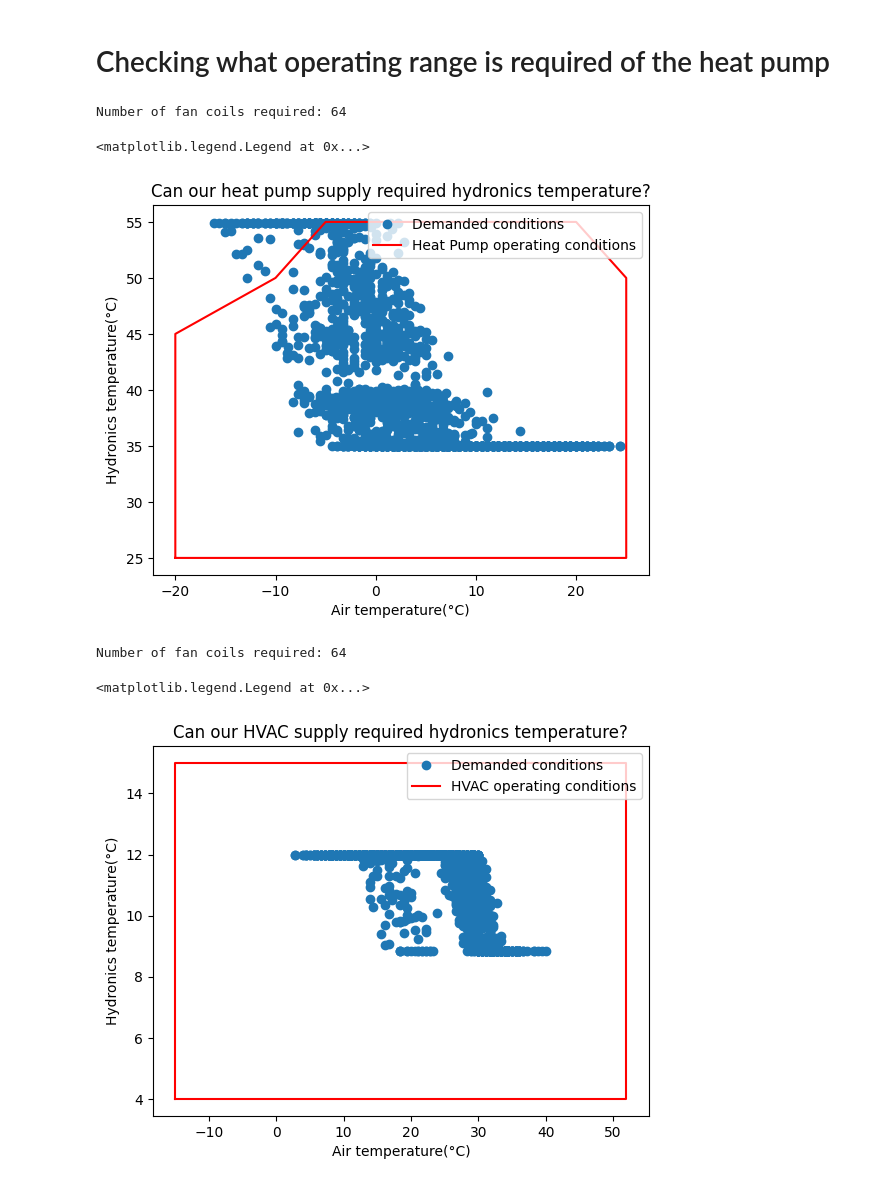
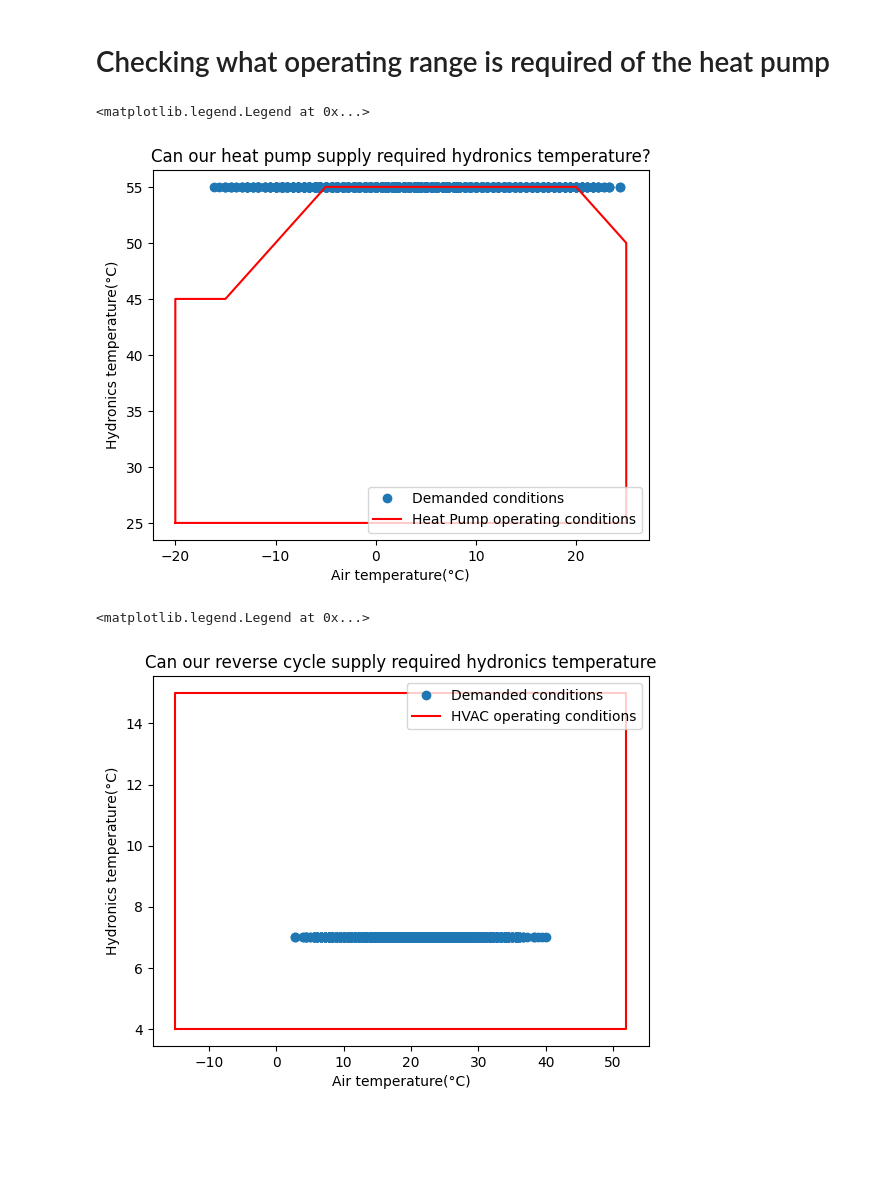
Before and after one commit to SNaylor12543/Variable_Output_Temperature_Heat_Pump, a Jupyter notebook: HFP-550LM-Z1_operations check.ipynb, the cells around one changed output. Cells and saved outputs as stored; diff of their text form; code cells hidden in the pictures; blank space fills up the shorter version.

Commit message:
Changing some plots for the presentation

```diff
--- a/HFP-550LM-Z1_operations check.ipynb
+++ b/HFP-550LM-Z1_operations check.ipynb
@@ -1,52 +1,55 @@
 # %% [markdown]
 # Checking what operating range is required of the heat pump
 # %%
-from Modules.Heating import Heating_Distribution
+from Modules.Heating import Const_Temp_Heating_Distribution as Heating_Distribution
 import Modules.Data as Data
 import matplotlib.pyplot as plt
 import numpy as np
 
 heat_pump_capacity = 305
 HVAC_capacity = 175
+heating_temp = 55
+cooling_temp = 7
 
-HD = Heating_Distribution("Data/HFP-550LM-Z1", heat_pump_capacity, HVAC_capacity)
+HD = Heating_Distribution(heating_temp, cooling_temp)
 
 air_temp = Data.column_from_csv("Data/XL-BES-Tool_Output.csv", "External temperture (ºC)")
 heating_demand = Data.column_from_csv("Data/XL-BES-Tool_Output.csv", "Heating_thermal_load(kW)")
 
 heating_demand = np.clip(heating_demand, 0, heat_pump_capacity)
 
 indices = [i for i, x in enumerate(heating_demand) if x == 0]
 heating_demand = np.delete(heating_demand, indices)
 air_temp = np.delete(air_temp, indices)
 
 hydronics_temp = HD.interp_flow_temp_heating(heating_demand)
 
 plt.plot(air_temp, hydronics_temp, marker="o", label="Demanded conditions", linestyle="None")
 
 # HP operating conditions
 
 air_temp_op_conditions = np.array([-20, 25, 25, 20, 20, -5, -10, -15, -20, -20])
 hydronics_temp_op_conditions = np.array([25, 25, 50, 55, 55, 55, 50, 45, 45, 25])
 plt.plot(air_temp_op_conditions, hydronics_temp_op_conditions, color="red", label="Heat Pump operating conditions")
 plt.xlabel("Air temperature(°C)")
 plt.ylabel("Hydronics temperature(°C)")
 plt.title("Can our heat pump supply required hydronics temperature?")
-plt.legend(loc='upper right')
+plt.legend(loc='lower right')
 # %% [output]
-Number of fan coils required: 64
+<matplotlib.legend.Legend at 0x...>
-<matplotlib.legend.Legend at 0x...>
-[figure, old version]
+[figure, new version]
 # %%
-from Modules.Heating import Heating_Distribution
+from Modules.Heating import Const_Temp_Heating_Distribution as Heating_Distribution
 import Modules.Data as Data
 import matplotlib.pyplot as plt
 import numpy as np
 
 heat_pump_capacity = 305
 HVAC_capacity = 175
+heating_temp = 55
+cooling_temp = 7
 
-HD = Heating_Distribution("Data/HFP-550LM-Z1", heat_pump_capacity, HVAC_capacity)
+HD = Heating_Distribution(heating_temp, cooling_temp)
 
 # Cooling conditions
 
@@ -70,9 +73,8 @@ hydronics_temp_op_conditions = np.array([4, 15, 15, 4, 4])
 plt.plot(air_temp_op_conditions, hydronics_temp_op_conditions, color="red", label="HVAC operating conditions")
 plt.xlabel("Air temperature(°C)")
 plt.ylabel("Hydronics temperature(°C)")
-plt.title("Can our HVAC supply required hydronics temperature?")
+plt.title("Can our reverse cycle supply required hydronics temperature")
 plt.legend(loc='upper right')
 # %% [output]
-Number of fan coils required: 64
+<matplotlib.legend.Legend at 0x...>
-<matplotlib.legend.Legend at 0x...>
-[figure, old version]
+[figure, new version]
```
Also changed, not shown: 1 other file.
